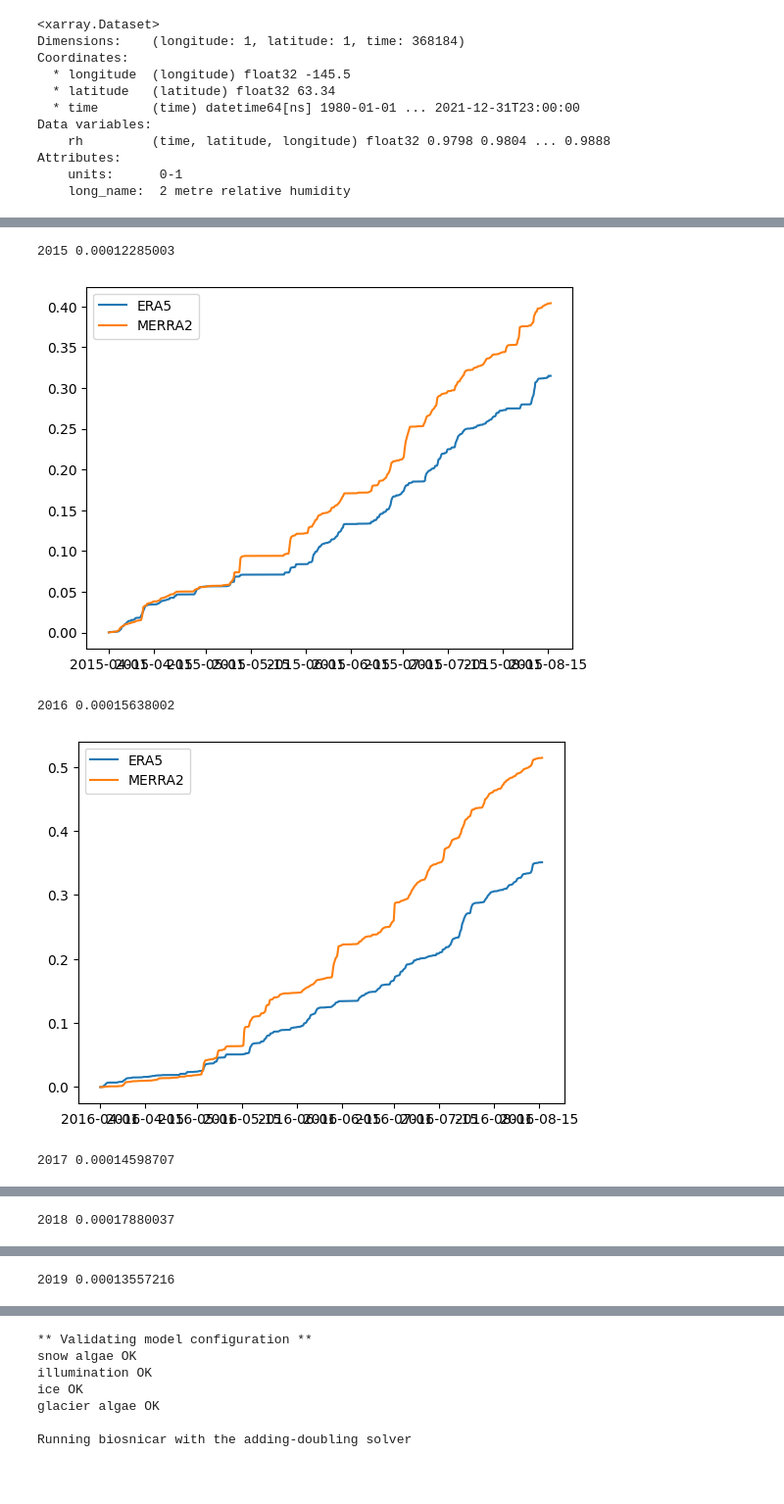
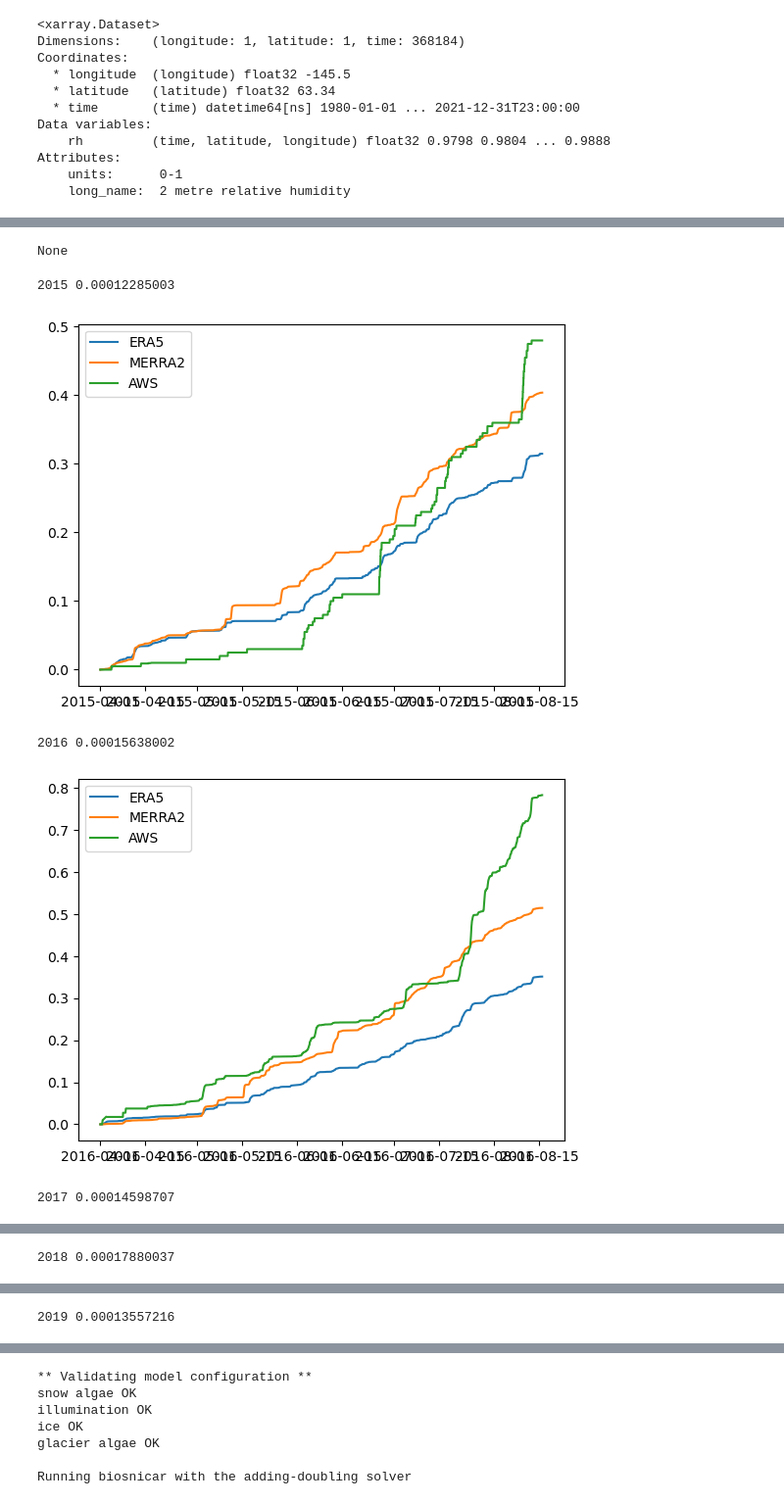
Before and after one commit to drounce/PyGEM, a Jupyter notebook: energybalance.ipynb, the cells around one changed output, grey strips where cells are left out. Shown at 98% size. Saved outputs shown, nothing was run; the diff lists cells and outputs as text; code cells hidden in the pictures; blank space fills up the shorter version.

```diff
--- a/energybalance.ipynb
+++ b/energybalance.ipynb
@@ -57,28 +106,41 @@ merra2_out.to_netcdf('~/research/climate_data/MERRA2/RH2M/MERRA2_RH2M_60_-150.nc
+# %%
+a = ['one','two']
+print(a.remove('one'))
+# %% [output]
+None
 # %%
 # PLOT MERRA2 vs ERA5
 import xarray as xr
 import matplotlib.pyplot as plt
 import pandas as pd
+import numpy as np
 # OPEN MERRA2 DATASET AND SELECT TIME / LAT / LON
+df = pd.read_csv('~/research/climate_data/AWS/Gulkana/LVL2/gulkana1725_hourly_LVL2_new.csv')
+df = df.rename(columns={'TPGIncremental':'tp','site_temp_USGS':'temp'})
+df['tp'] = df['tp'].astype(float) / 1000
+df = df.set_index(pd.to_datetime(df['local_time']))
+
 for year in np.arange(2015,2020):
     year = str(year)
     time_m = pd.date_range(year+'-04-01 00:30',year+'-08-15 23:30',freq='h')
     ds_merra2 = xr.open_dataset('~/research/climate_data/MERRA2/PRECTOTCORR/MERRA2_PRECTOTCORR_60_-150.nc')
     tp_m = ds_merra2.sel(lat=63.5,lon=-145.625,time=time_m)
     # OPEN ERA5 DATASET AND SELECT TIME / LAT / LON
     time_e = time_m - pd.Timedelta(minutes=30)
     ds_era5 = xr.open_dataset('~/research/climate_data/ERA5/ERA5_hourly/ERA5_precip_hourly.nc')
     tp_e = ds_era5.sel(time=time_e) # latitude=63.3,longitude=-145.5,
     tp_e = tp_e['tp'].to_numpy().flatten()
     tp_m = tp_m['PRECTOTCORR'].to_numpy()*3600/1000
+    df_plot = df.loc[time_e]
     print(year,np.mean(tp_m))
     plt.plot(time_e,np.cumsum(tp_e),label='ERA5')
     plt.plot(time_m,np.cumsum(tp_m),label='MERRA2')
+    plt.plot(df_plot.index,df_plot['tp'].cumsum(),label='AWS')
     plt.legend()
     plt.show()
 # %% [output]
 2015 0.00012285003
-[figure, old version]
+[figure, new version]
 2016 0.00015638002
-[figure, old version]
+[figure, new version]
 2017 0.00014598707
```
Also changed, not shown: parts of 12 cells of this notebook, 11 other files.
